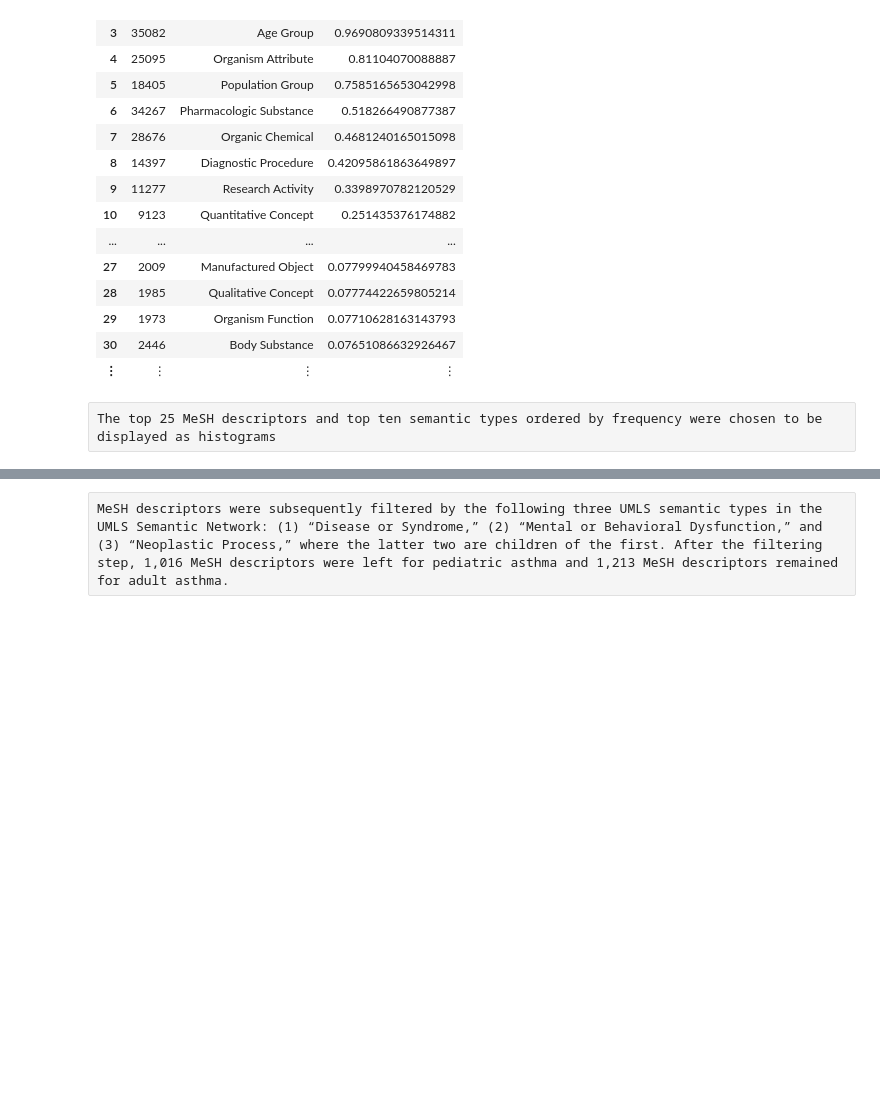
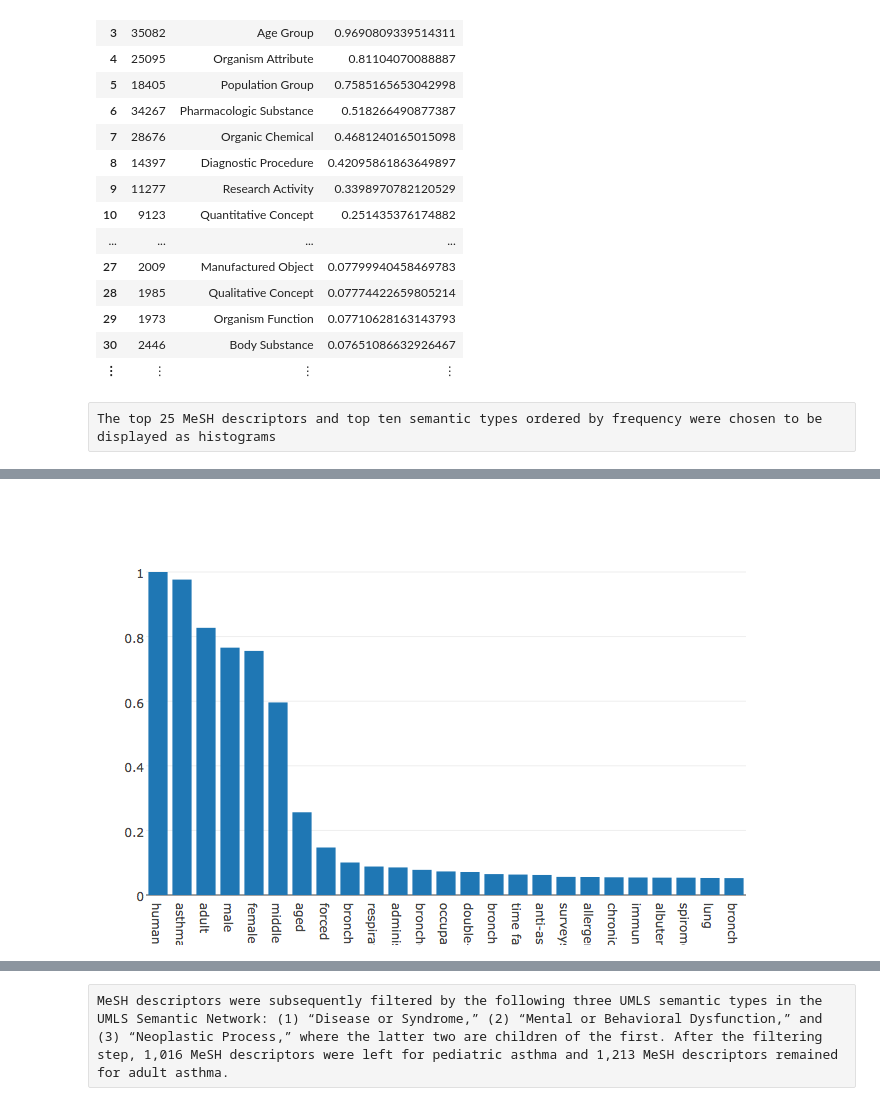
Before and after one commit to jasonk33/PubMedAsthma, a Jupyter notebook: JupyterNotebook.ipynb, the cells around one changed output, grey strips where cells are left out. Drawn from its saved outputs; the diff is of its cells as text; code cells hidden in the pictures; blank space fills up the shorter version.

```diff
--- a/JupyterNotebook.ipynb
+++ b/JupyterNotebook.ipynb
@@ -159,0 +146,4 @@ plot(bar(x=semantics_adult[1:10,:semantic_type], y=semantics_adult[1:10,:freq]))
+# %%
+load("./Desktop/Code/PubMedAsthma/Plots/Top25MeshAdult.png")
+# %% [output]
+[figure, added]
```
Also changed, not shown: parts of 9 cells of this notebook, 5 other files.
